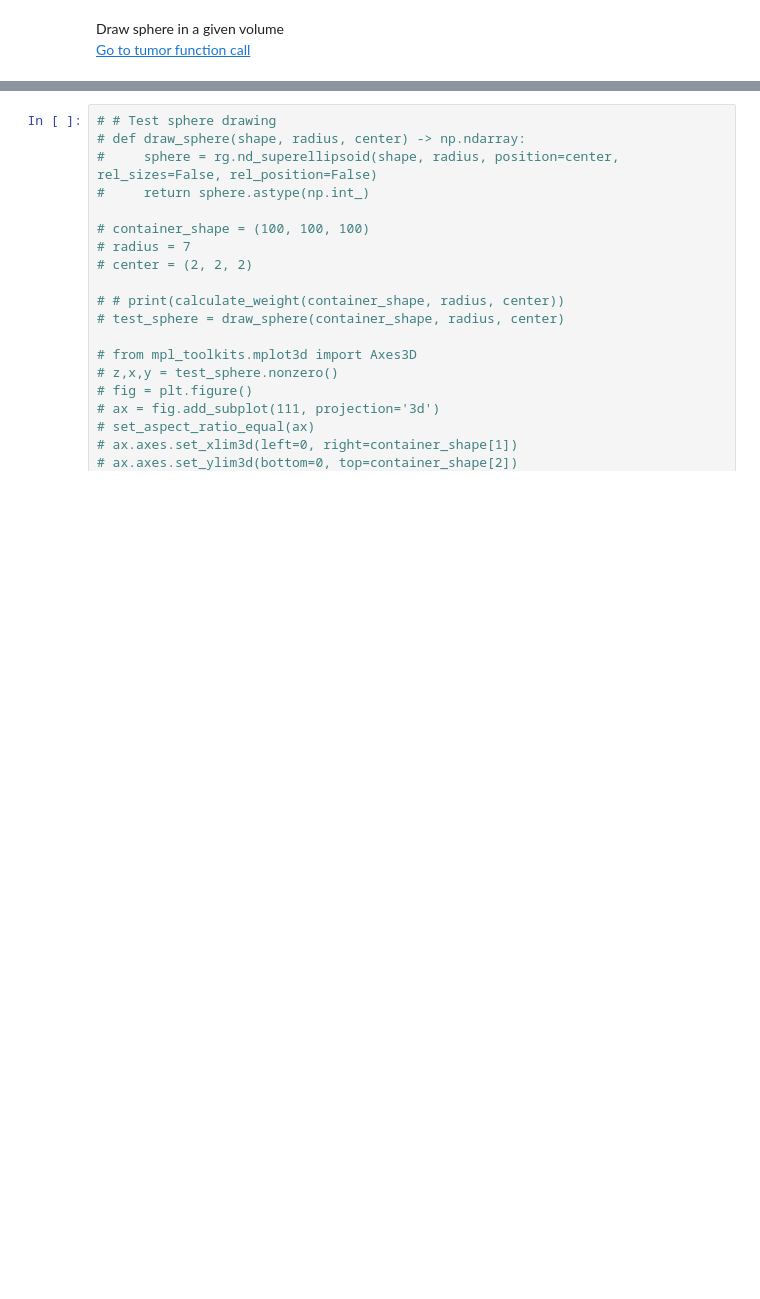
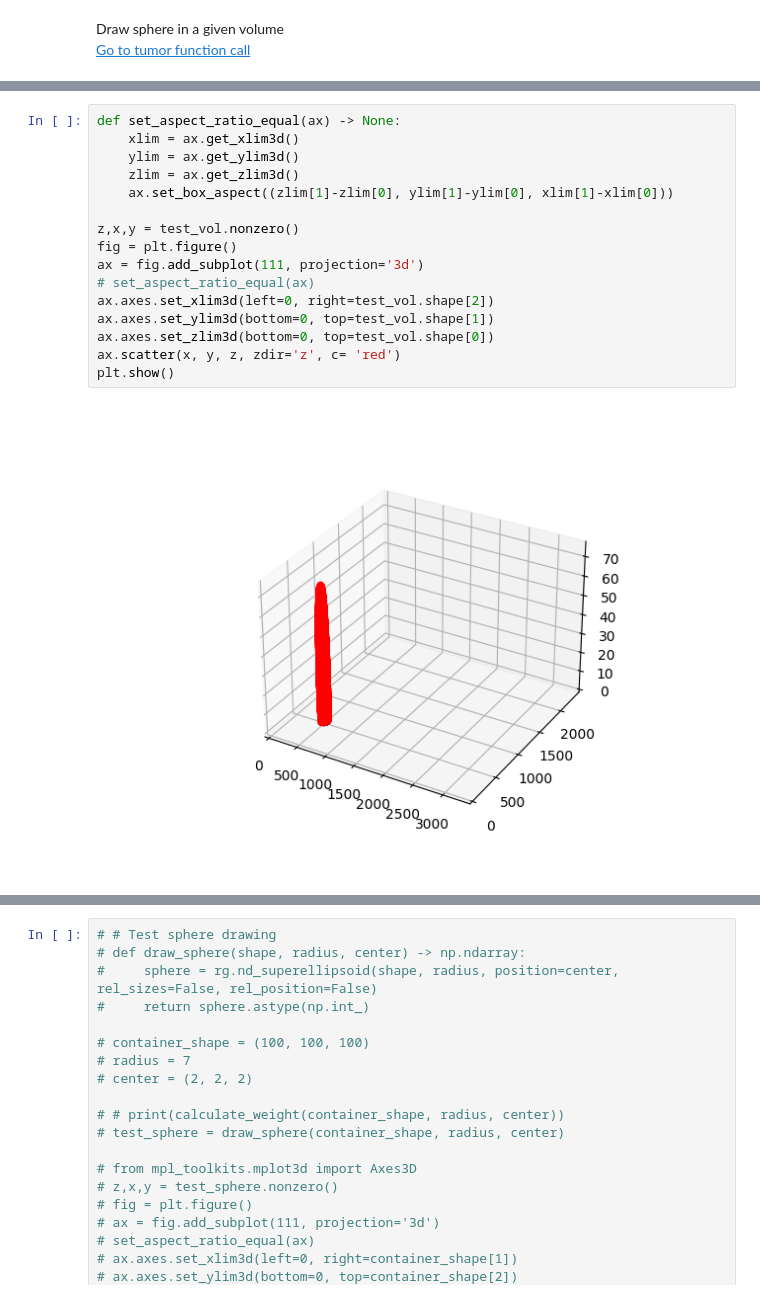
Before and after one commit to dkermany/mdspacer, a Jupyter notebook: ipynb/confocal_3D/Spatial3D.ipynb, the cells around one changed output, grey strips where cells are left out. Drawn from its saved outputs; the diff is of its cells as text; blank space fills up the shorter version.

```diff
--- a/ipynb/confocal_3D/Spatial3D.ipynb
+++ b/ipynb/confocal_3D/Spatial3D.ipynb
@@ -131,3 +178,21 @@ def draw_sphere_in_volume(volume: np.ndarray, radius: int, position: tuple) -> N
+# %%
+def set_aspect_ratio_equal(ax) -> None:
+    xlim = ax.get_xlim3d()
+    ylim = ax.get_ylim3d()
+    zlim = ax.get_zlim3d()
+    ax.set_box_aspect((zlim[1]-zlim[0], ylim[1]-ylim[0], xlim[1]-xlim[0]))
+
+z,x,y = test_vol.nonzero()
+fig = plt.figure()
+ax = fig.add_subplot(111, projection='3d')
+# set_aspect_ratio_equal(ax)
+ax.axes.set_xlim3d(left=0, right=test_vol.shape[2])
+ax.axes.set_ylim3d(bottom=0, top=test_vol.shape[1])
+ax.axes.set_zlim3d(bottom=0, top=test_vol.shape[0])
+ax.scatter(x, y, z, zdir='z', c= 'red')
+plt.show()
+# %% [output]
+[figure, added]
 # %% [markdown]
 Ripley's K Estimators
 
```
Also changed, not shown: parts of 12 cells of this notebook.
